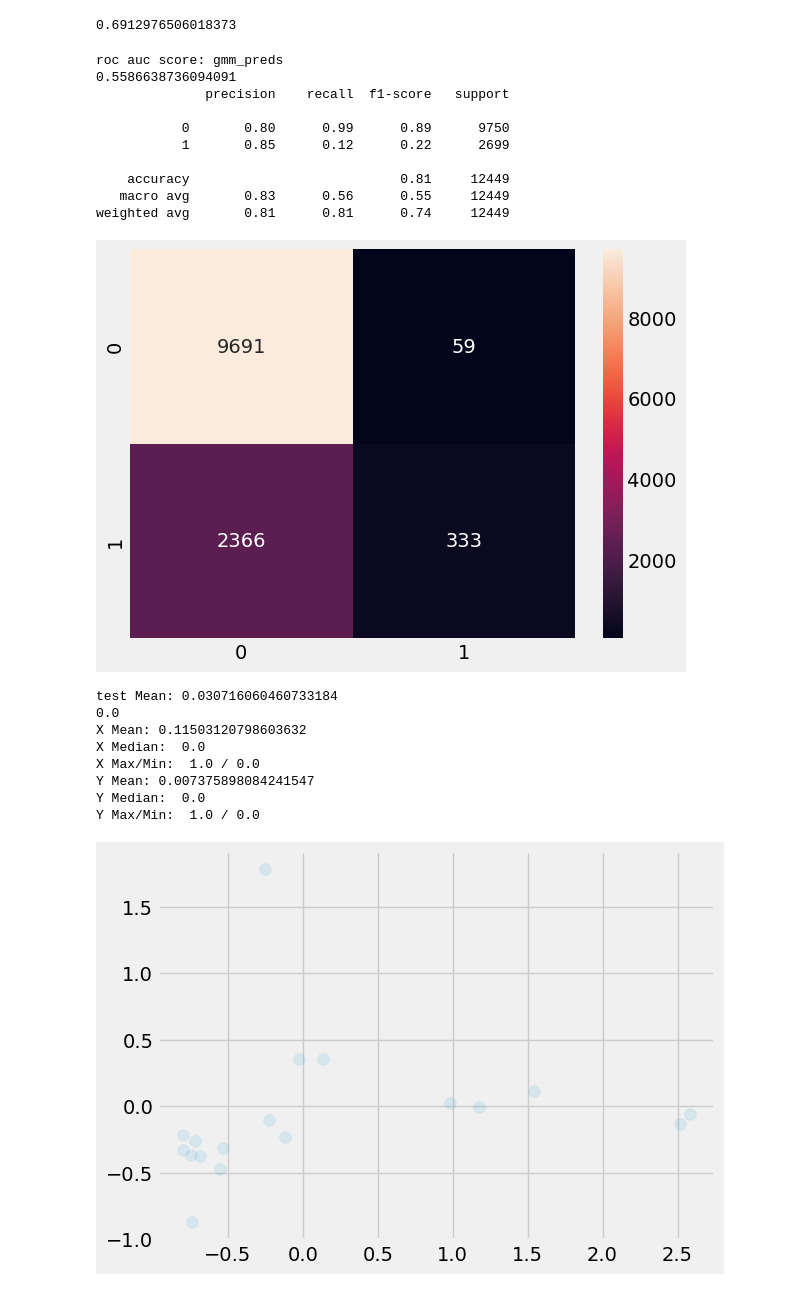
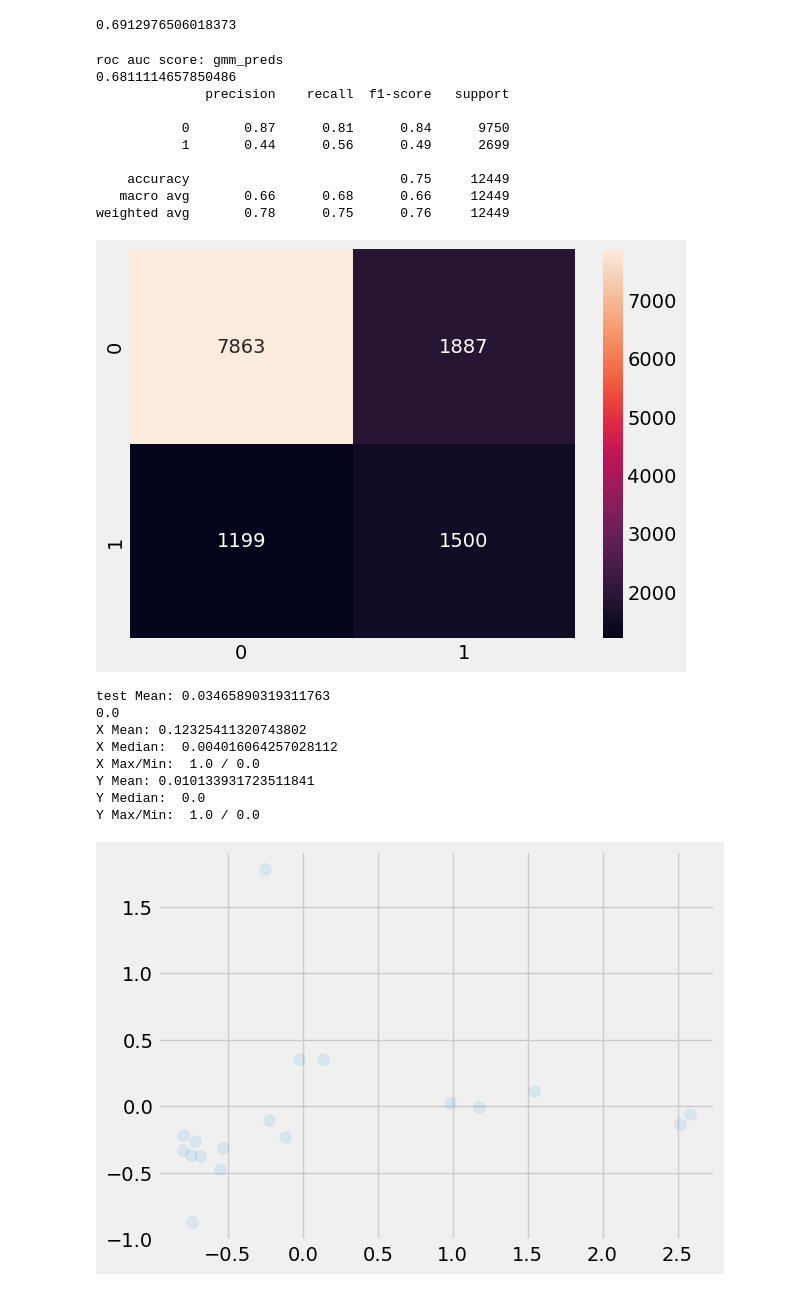
Before and after one commit to msheps03/scantAI, a Jupyter notebook: OneClass/ConflictofInterest.ipynb, the cells around one changed output. Saved outputs shown, nothing was run; the diff lists cells and outputs as text; code cells hidden in the pictures.

```diff
--- a/OneClass/ConflictofInterest.ipynb
+++ b/OneClass/ConflictofInterest.ipynb
@@ -246,6 +222,30 @@ def plot_gmm(predictions, gmm_preds, actual, X_test):
     plt.scatter(X_test[:, 0], X_test[:, 1], c=new, s=70, cmap='viridis', alpha=0.1);
 
     return
+# %%
+def train_Model(val_path_df, X_train, X_test, X_val, test_path_df, all_test_paths, cov, n, prob_2):
+  y_val = val_path_df['is_car'].tolist()
+
+  gmm_clf = GaussianMixture(covariance_type=cov, n_components=n, max_iter=int(1e7))  # From Article (These params should be optimized for this problem)
+  gmm_clf.fit(X_train)
+  log_probs_val = gmm_clf.score_samples(X_val)
+  isotonic_regressor = IsotonicRegression(out_of_bounds='clip')
+  isotonic_regressor.fit(log_probs_val, y_val)  # y_val is for labels 0 - not car 1 - car (validation set)
+
+  # Obtaining results on the test set
+  log_probs_test = gmm_clf.score_samples(X_test)
+  test_probabilities = isotonic_regressor.predict(log_probs_test)
+  test_predictions = [1 if prob >= prob_2 else 0 for prob in test_probabilities]
+
+  gmm_results = pd.DataFrame({
+    'path': all_test_paths,
+    'gmm_preds': test_predictions
+  })
+
+  gmm_results = gmm_results.merge(test_path_df)
+  gmm_results.head()
+
+  return gmm_clf, test_probabilities, test_predictions, gmm_results
 # %% [markdown]
 ### Run 2D-Ticks
 # %%
@@ -263,5 +263,6 @@ X_train, X_test, X_val = feature_extraction(X_train, X_test, X_val, 150)
 X_train, X_test, X_val = scaling(X_train, X_test, X_val)
 
 D2_ticks = [X_train, X_test, X_val]
+D2_paths = [all_test_paths, test_path_df, val_path_df, all_val_paths]
 # %% [output]
 2699
@@ -298,45 +299,45 @@ print(max(roc_auc))
 # %%
 import statistics
 
-
-gmm_clf, test_probabilities, test_predictions, gmm_results = train_Model(val_path_df, X_train, X_test, X_val, test_path_df, all_test_paths, 'full', 2)
+probability = 0.00001
+gmm_clf, test_probabilities, test_predictions, gmm_results = train_Model(D2_paths[2], D2_ticks[0], D2_ticks[1], D2_ticks[2], D2_paths[1], D2_paths[0], 'full', 2, probability)
 
 gmm_preds, actual = confusion(gmm_results, test_predictions)
 
 print('test Mean:', sum(test_probabilities)/len(test_probabilities))
 print(statistics.mode(test_probabilities))
 x=[]
 y =[]
 for i in range(len(test_probabilities)):
     if gmm_results['is_car'][i]:
         x.append(test_probabilities[i])
     else:
         y.append(test_probabilities[i])
     #print(i, gmm_results['is_car'][i], test_probabilities[i])
 #print('\n\nX:\n\n')
 #[print(i) for i in x]
 
 
 print('X Mean:', statistics.mean(x), '\nX Median: ', statistics.median(x), '\nX Max/Min: ', max(x), '/', min(x))
 print('Y Mean:', statistics.mean(y), '\nY Median: ', statistics.median(y), '\nY Max/Min: ', max(y), '/', min(y))
 # %% [output]
 roc auc score: gmm_preds
-0.5586638736094091
+0.6811114657850486
               precision    recall  f1-score   support
 
-           0       0.80      0.99      0.89      9750
-           1       0.85      0.12      0.22      2699
+           0       0.87      0.81      0.84      9750
+           1       0.44      0.56      0.49      2699
 
-    accuracy                           0.81     12449
-   macro avg       0.83      0.56      0.55     12449
-weighted avg       0.81      0.81      0.74     12449
+    accuracy                           0.75     12449
+   macro avg       0.66      0.68      0.66     12449
+weighted avg       0.78      0.75      0.76     12449
-[figure, old version]
+[figure, new version]
-test Mean: 0.030716060460733184
+test Mean: 0.03465890319311763
 0.0
-X Mean: 0.11503120798603632
-X Median:  0.0
+X Mean: 0.12325411320743802
+X Median:  0.004016064257028112
 X Max/Min:  1.0 / 0.0
-Y Mean: 0.007375898084241547
+Y Mean: 0.010133931723511841
 Y Median:  0.0
 Y Max/Min:  1.0 / 0.0
 # %%
```
Also changed, not shown: parts of 9 cells of this notebook, 1 other file.
